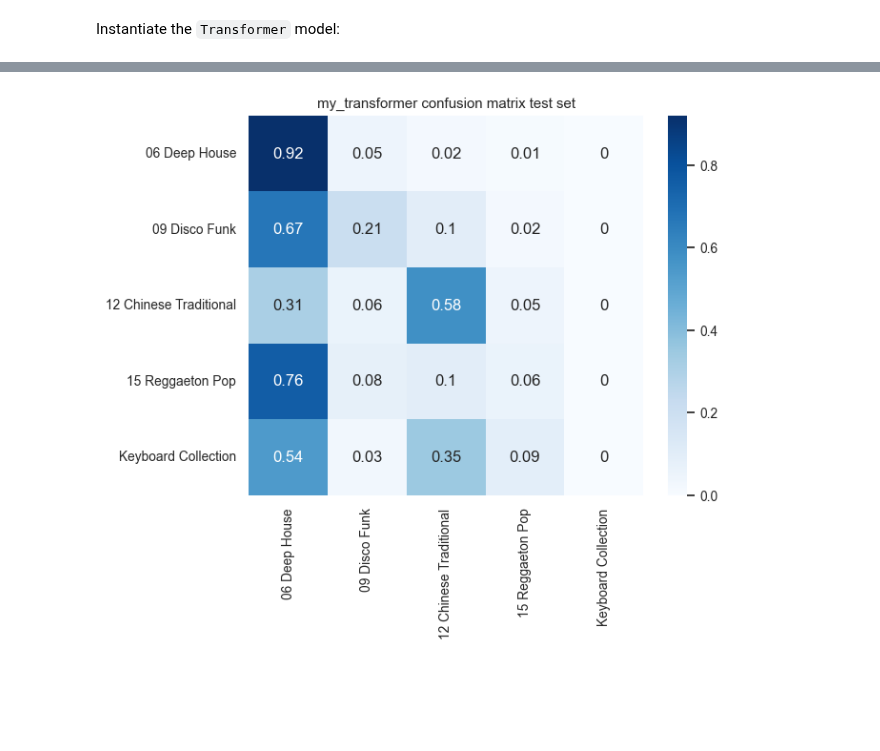
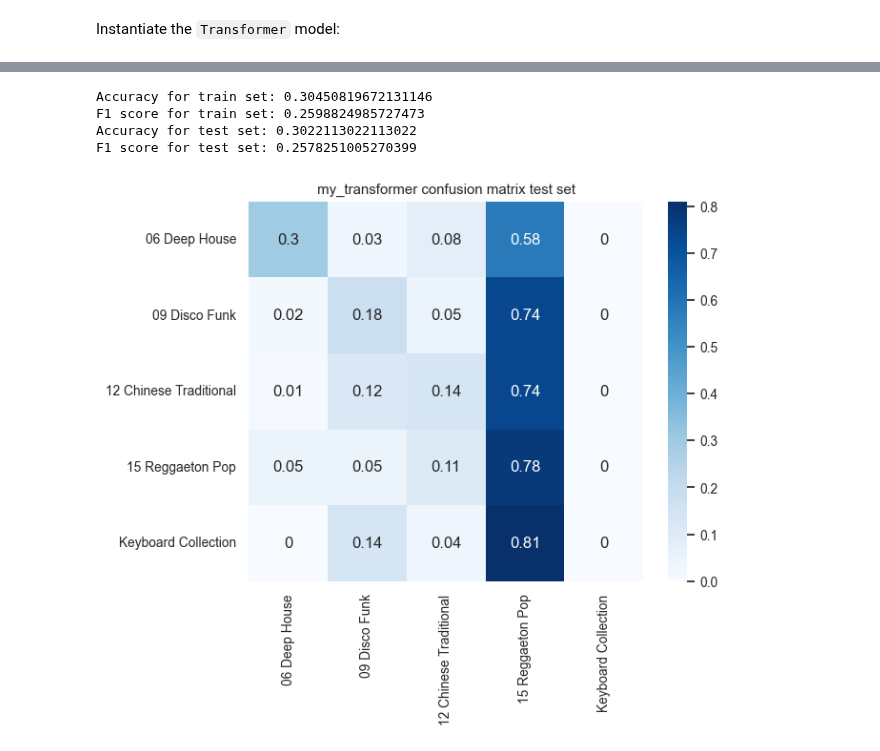
Before and after one commit to michaelstuffer98/ai_industry_project, a Jupyter notebook: my_transformer.ipynb, the cells around one changed output, grey strips where cells are left out. Cells and saved outputs as stored; diff of their text form; code cells hidden in the pictures; blank space fills up the shorter version.

Commit message:
rerun my_transformer evaluation

```diff
--- a/my_transformer.ipynb
+++ b/my_transformer.ipynb
@@ -368,7 +365,7 @@ class CustomSchedule(tf.keras.optimizers.schedules.LearningRateSchedule):
     arg1 = tf.math.rsqrt(step)
     arg2 = step * (self.warmup_steps ** -1.5)
 
-    return tf.math.rsqrt(self.d_model) * tf.math.minimum(arg1, arg2) * 10
+    return tf.math.rsqrt(self.d_model) * tf.math.minimum(arg1, arg2) * 5
 
 learning_rate = CustomSchedule(d_model)
 
@@ -422,8 +423,8 @@ with open('models/my_transformer/my_transformer_history.json', 'w') as f:
 # %%
 from lib_util import plot
-epochs= 20
-# with open('models/my_transformer/my_transformer_history.json', 'r') as f:
-#     history_dict = json.load(f)
+epochs = config['epochs']
+with open('models/my_transformer/my_transformer_history.json', 'r') as f:
+     history_dict = json.load(f)
 
 history_dict = hist.history
 #Plots for the accuracies and losses of the train and validation data per epoch
@@ -451,0 +439,27 @@ y_pred_classes = np.argmax(y_pred, axis=1)
+# %%
+from sklearn.metrics import confusion_matrix
+from pandas import DataFrame
+from lib_util import plot
+
+# load the transformer structure
+transformer_l = Transformer(
+    num_layers=num_layers,
+    d_model=d_model,
+    num_heads=num_heads,
+    dff=dff,
+    dropout_rate=dropout_rate,
+    n_labels=lab_train.shape[1])
+
+# load stored weights
+transformer_l.build((None, 48000, 1))
+transformer_l.load_weights('models/my_transformer/')
+
+# compile model for prediction
+learning_rate = CustomSchedule(d_model)
+optimizer = tf.keras.optimizers.Adam(learning_rate, beta_1=0.9, beta_2=0.98,
+                                     epsilon=1e-9)
+
+transformer_l.compile(
+    loss=tf.keras.losses.CategoricalCrossentropy(),
+    optimizer=optimizer,
+    metrics=[tf.keras.metrics.CategoricalAccuracy()])
@@ -451,0 +468,6 @@ y_pred_classes = np.argmax(y_pred, axis=1)
+# %%
+y_pred_train = transformer_l.predict(features_train)
+y_pred_test = transformer_l.predict(features_test)
+
+y_pred_classes_train = np.argmax(y_pred_train, axis=1)
+y_pred_classes_test = np.argmax(y_pred_test, axis=1)
@@ -452,12 +477,28 @@ y_pred_classes = np.argmax(y_pred, axis=1)
+# %%
+from sklearn.metrics import accuracy_score, f1_score
+
+y_true_train = np.argmax(lab_train, axis=1)
+y_true_test = np.argmax(lab_test, axis=1)
+
+print(f"Accuracy for train set: {accuracy_score(y_pred=y_pred_classes_train, y_true=y_true_train)}")
+print(f"F1 score for train set: {f1_score(y_pred=y_pred_classes_train, y_true=y_true_train, average='weighted')}")
+
+print(f"Accuracy for test set: {accuracy_score(y_pred=y_pred_classes_test, y_true=y_true_test)}")
+print(f"F1 score for test set: {f1_score(y_pred=y_pred_classes_test, y_true=y_true_test, average='weighted')}")
+# %% [output]
+Accuracy for train set: 0.30450819672131146
+F1 score for train set: 0.2598824985727473
+Accuracy for test set: 0.3022113022113022
+F1 score for test set: 0.2578251005270399
 # %%
 class_names = utils.get_class_names()
 
 #Confusion matrix of the predicted labels versus the true labels
-conf_mat = confusion_matrix(np.argmax(lab_test, axis=1), y_pred_classes, normalize= 'true')
+conf_mat = confusion_matrix(np.argmax(lab_test, axis=1), y_pred_classes_test, normalize= 'true')
 conf_mat = np.round(conf_mat, 2)
 
 conf_mat_df = DataFrame(conf_mat, columns=class_names, index=class_names)
 
 plot.plot_conf_mat(conf_mat_df, save_to=f"Plots/{config['transformer_name']}_{epochs}_test_conf_mat.png", name=config['transformer_name'], set_type='test')
 # %% [output]
-[figure, old version]
+[figure, new version]
```
Also changed, not shown: parts of 30 cells of this notebook, 4 other files.
